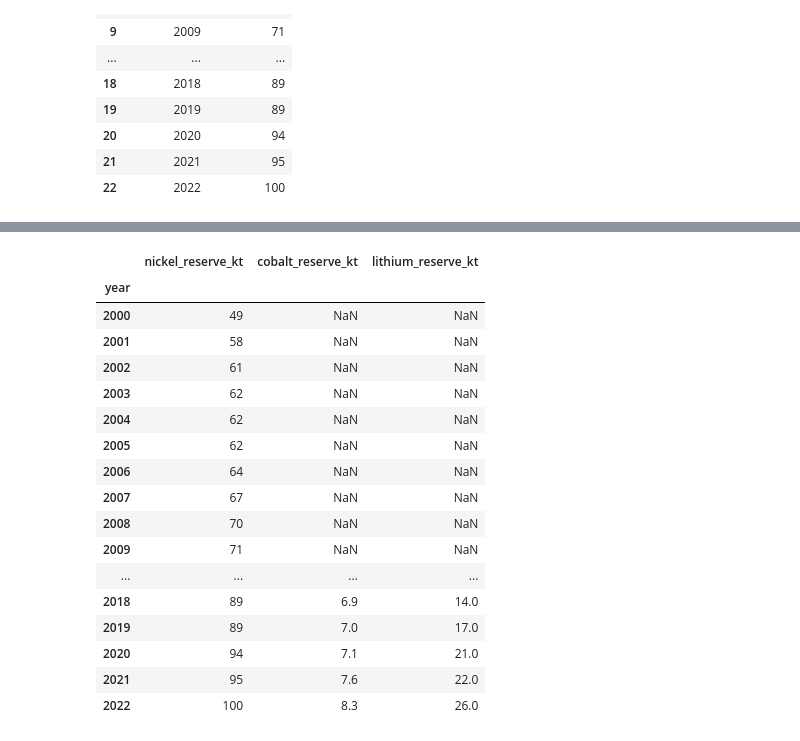
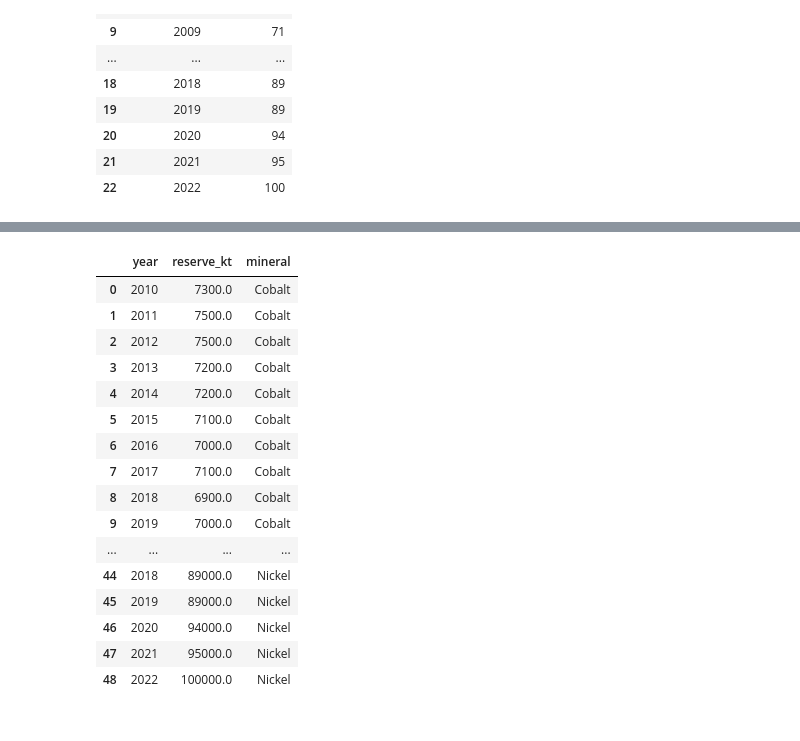
Before and after one commit to dwnflx/ev-battery-dashboard, a Jupyter notebook: ETL.ipynb, the cells around one changed output, grey strips where cells are left out. Saved outputs shown, nothing was run; the diff lists cells and outputs as text; code cells hidden in the pictures.

```diff
--- a/ETL.ipynb
+++ b/ETL.ipynb
@@ -287,0 +288,2 @@ nickel_reserves.columns = ['year', 'nickel_reserve_kt']
+# %%
+nickel_reserves['mineral']='Nickel'
@@ -288,3 +310,4 @@ nickel_reserves.columns = ['year', 'nickel_reserve_kt']
 # %%
+nickel_reserves['reserve_kt'] = nickel_reserves['reserve_kt'] * 1000
 nickel_reserves
 # %% [output]
@@ -319,10 +342,14 @@ sheet = 'Data'
 lithium_reserves = pd.read_excel(excel_file_path, sheet_name=sheet, usecols="B:C", skiprows = 4, nrows=23)
 # %%
 cobalt_reserves
-cobalt_reserves.columns = ['year', 'cobalt_reserve_kt']
+cobalt_reserves.columns = ['year', 'reserve_kt']
+cobalt_reserves['reserve_kt'] = cobalt_reserves['reserve_kt'] * 1000
+cobalt_reserves['mineral']='Cobalt'
 # %%
 lithium_reserves
-lithium_reserves.columns = ['year', 'lithium_reserve_kt']
+lithium_reserves.columns = ['year', 'reserve_kt']
+lithium_reserves['reserve_kt'] = lithium_reserves['reserve_kt'] * 1000
+lithium_reserves['mineral']='Lithium'
 # %%
 cobalt_reserves
 # %% [output]
@@ -360,29 +407,26 @@ lithium_reserves
 # %%
-# Before using concat, set the 'year' column as the index for each dataframe
-nickel_reserves.set_index('year', inplace=True)
-cobalt_reserves.set_index('year', inplace=True)
-lithium_reserves.set_index('year', inplace=True)
+# Concatenate the dataframes
+merged_reserves = pd.concat([cobalt_reserves, lithium_reserves, nickel_reserves])
 
-# Now we can concatenate them along the columns axis (axis=1)
-merged_df_res = pd.concat([nickel_reserves, cobalt_reserves, lithium_reserves], axis=1)
+# Resetting the index after concatenation for a clean DataFrame
+merged_reserves.reset_index(drop=False, inplace=True)
 
-merged_df_res
+merged_reserves
 # %% [output]
-|  | nickel_reserve_kt | cobalt_reserve_kt | lithium_reserve_kt |
-| year |  |  |  |
-| 2000 | 49 | NaN | NaN |
-| 2001 | 58 | NaN | NaN |
-| 2002 | 61 | NaN | NaN |
-| 2003 | 62 | NaN | NaN |
-| 2004 | 62 | NaN | NaN |
-| 2005 | 62 | NaN | NaN |
-| 2006 | 64 | NaN | NaN |
-| 2007 | 67 | NaN | NaN |
-| 2008 | 70 | NaN | NaN |
-| 2009 | 71 | NaN | NaN |
+|  | year | reserve_kt | mineral |
+| 0 | 2010 | 7300.0 | Cobalt |
+| 1 | 2011 | 7500.0 | Cobalt |
+| 2 | 2012 | 7500.0 | Cobalt |
+| 3 | 2013 | 7200.0 | Cobalt |
+| 4 | 2014 | 7200.0 | Cobalt |
+| 5 | 2015 | 7100.0 | Cobalt |
+| 6 | 2016 | 7000.0 | Cobalt |
+| 7 | 2017 | 7100.0 | Cobalt |
+| 8 | 2018 | 6900.0 | Cobalt |
+| 9 | 2019 | 7000.0 | Cobalt |
 | ... | ... | ... | ... |
-| 2018 | 89 | 6.9 | 14.0 |
-| 2019 | 89 | 7.0 | 17.0 |
-| 2020 | 94 | 7.1 | 21.0 |
-| 2021 | 95 | 7.6 | 22.0 |
-| 2022 | 100 | 8.3 | 26.0 |
+| 44 | 2018 | 89000.0 | Nickel |
+| 45 | 2019 | 89000.0 | Nickel |
+| 46 | 2020 | 94000.0 | Nickel |
+| 47 | 2021 | 95000.0 | Nickel |
+| 48 | 2022 | 100000.0 | Nickel |
```
Also changed, not shown: parts of 12 cells of this notebook.
